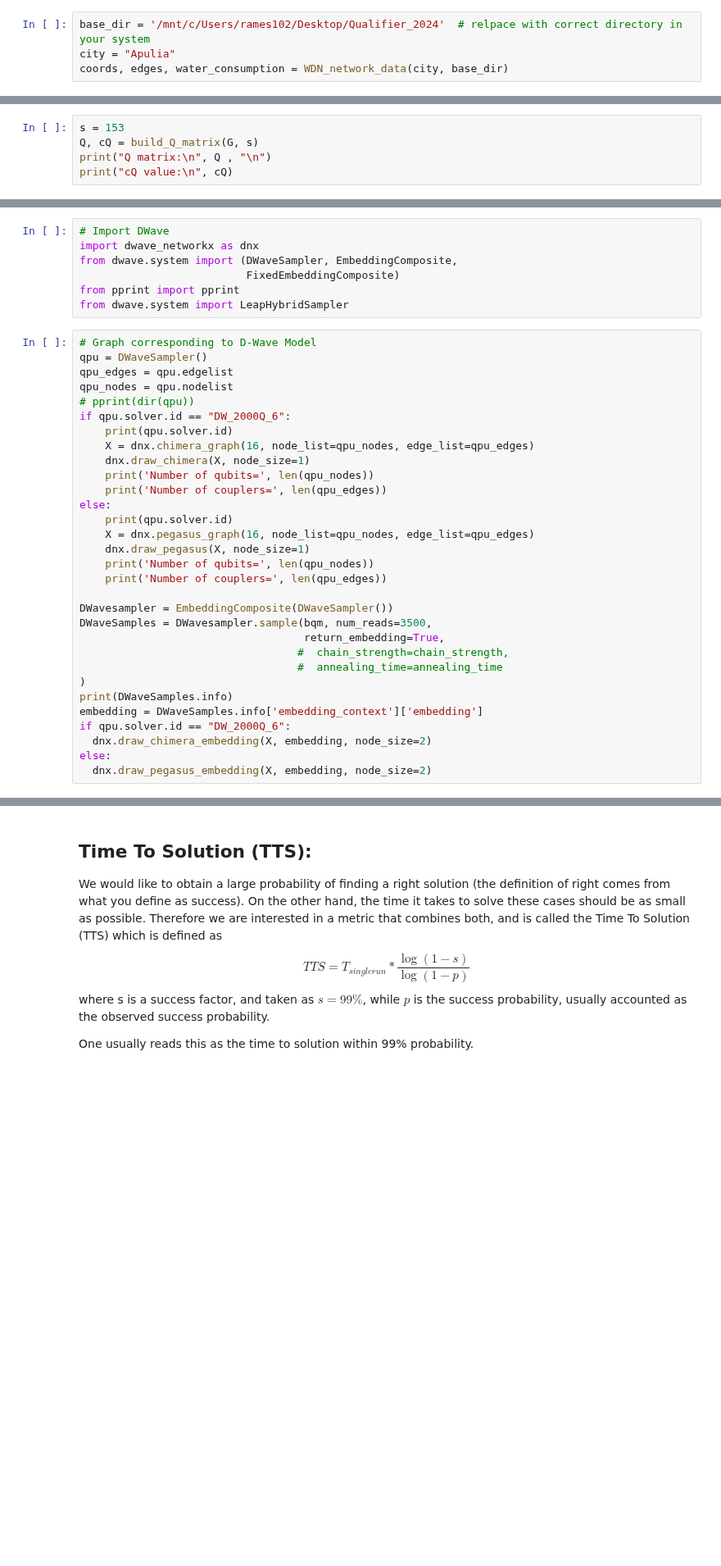
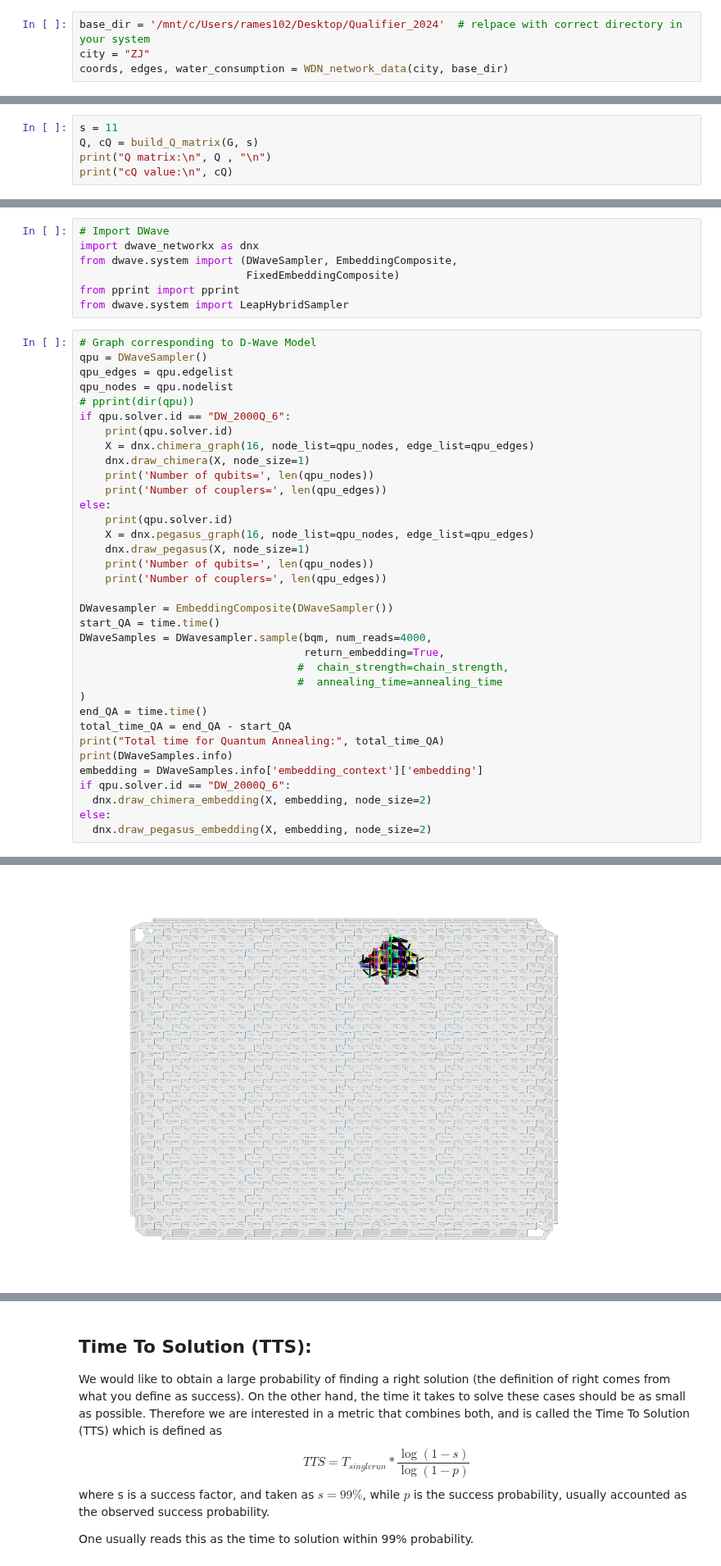
Before and after one commit to anurag-r20/WDN_Sensor_Placement, a Jupyter notebook: WDN_Sensor_Placement_Latest.ipynb, the cells around one changed output, grey strips where cells are left out. Shown at 82% size. Drawn from its saved outputs; the diff is of its cells as text; blank space fills up the shorter version.

Commit message:
Add files via upload
Added TTS plots, Fixed Gurobi License issues

```diff
--- a/WDN_Sensor_Placement_Latest.ipynb
+++ b/WDN_Sensor_Placement_Latest.ipynb
@@ -185,5 +185,5 @@ def WDN_network_data(city, base_dir=None):
     return nodes, edges, water_consumption
 # %%
 base_dir = '/mnt/c/Users/rames102/Desktop/Qualifier_2024'  # relpace with correct directory in your system
-city = "Apulia"
+city = "ZJ"
 coords, edges, water_consumption = WDN_network_data(city, base_dir)
@@ -913,7 +946,7 @@ def build_Q_matrix(G, s):
 
     return Q, cQ
 # %%
-s = 153
+s = 11
 Q, cQ = build_Q_matrix(G, s)
 print("Q matrix:\n", Q , "\n")
 print("cQ value:\n", cQ)
@@ -1097,14 +1196,19 @@ else:
     print('Number of couplers=', len(qpu_edges))
 
 DWavesampler = EmbeddingComposite(DWaveSampler())
-DWaveSamples = DWavesampler.sample(bqm, num_reads=3500,
+start_QA = time.time()
+DWaveSamples = DWavesampler.sample(bqm, num_reads=4000,
                                    return_embedding=True,
                                   #  chain_strength=chain_strength,
                                   #  annealing_time=annealing_time
 )
+end_QA = time.time()
+total_time_QA = end_QA - start_QA
+print("Total time for Quantum Annealing:", total_time_QA)
 print(DWaveSamples.info)
 embedding = DWaveSamples.info['embedding_context']['embedding']
 if qpu.solver.id == "DW_2000Q_6":
   dnx.draw_chimera_embedding(X, embedding, node_size=2)
 else:
   dnx.draw_pegasus_embedding(X, embedding, node_size=2)
+# %% [output]
@@ -1111,3 +1220,4 @@ else:
+[figure, added]
 # %%
 plot_enumerate(DWaveSamples, title='Quantum annealing in default parameters')
 plot_energies(DWaveSamples, title='Quantum annealing in default parameters')
```
Also changed, not shown: parts of 38 cells of this notebook.
